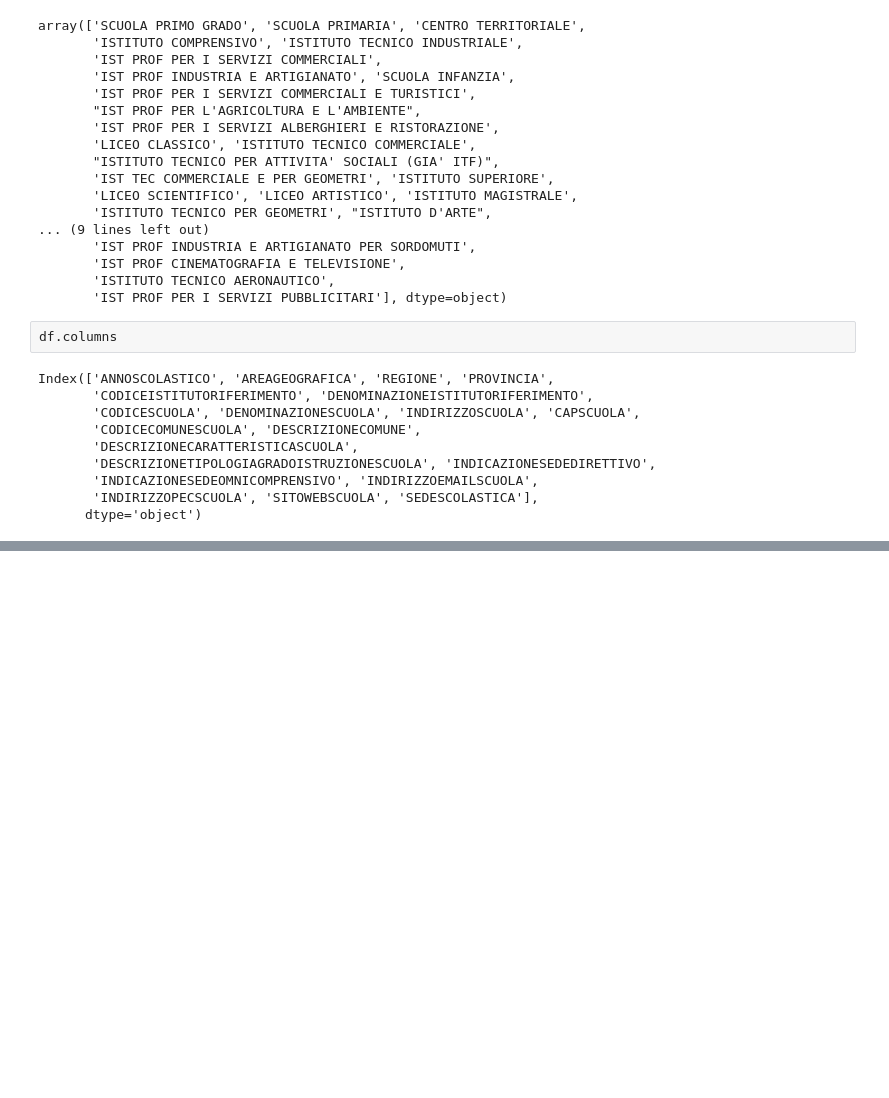
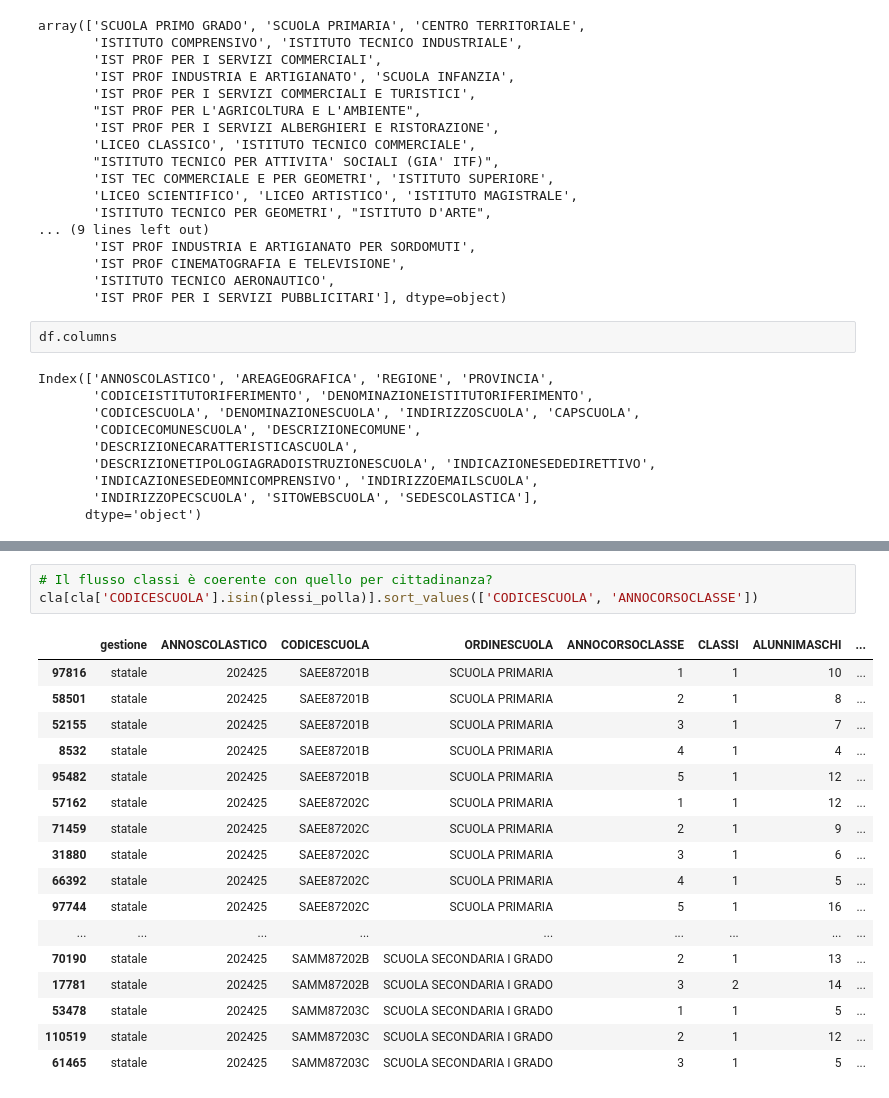
Before and after one commit to savaij/Valditara_e_le_sue_idee, a Jupyter notebook: src/temp.ipynb, the cells around one changed output, grey strips where cells are left out. Cells and saved outputs as stored; diff of their text form; blank space fills up the shorter version.

```diff
--- a/src/temp.ipynb
+++ b/src/temp.ipynb
@@ -81,0 +309,21 @@ Index(['ANNOSCOLASTICO', 'AREAGEOGRAFICA', 'REGIONE', 'PROVINCIA',
+# %%
+# Il flusso classi è coerente con quello per cittadinanza?
+cla[cla['CODICESCUOLA'].isin(plessi_polla)].sort_values(['CODICESCUOLA', 'ANNOCORSOCLASSE'])
+# %% [output]
+|  | gestione | ANNOSCOLASTICO | CODICESCUOLA | ORDINESCUOLA | ANNOCORSOCLASSE | CLASSI | ALUNNIMASCHI | ... |
+| 97816 | statale | 202425 | SAEE87201B | SCUOLA PRIMARIA | 1 | 1 | 10 | ... |
+| 58501 | statale | 202425 | SAEE87201B | SCUOLA PRIMARIA | 2 | 1 | 8 | ... |
+| 52155 | statale | 202425 | SAEE87201B | SCUOLA PRIMARIA | 3 | 1 | 7 | ... |
+| 8532 | statale | 202425 | SAEE87201B | SCUOLA PRIMARIA | 4 | 1 | 4 | ... |
+| 95482 | statale | 202425 | SAEE87201B | SCUOLA PRIMARIA | 5 | 1 | 12 | ... |
+| 57162 | statale | 202425 | SAEE87202C | SCUOLA PRIMARIA | 1 | 1 | 12 | ... |
+| 71459 | statale | 202425 | SAEE87202C | SCUOLA PRIMARIA | 2 | 1 | 9 | ... |
+| 31880 | statale | 202425 | SAEE87202C | SCUOLA PRIMARIA | 3 | 1 | 6 | ... |
+| 66392 | statale | 202425 | SAEE87202C | SCUOLA PRIMARIA | 4 | 1 | 5 | ... |
+| 97744 | statale | 202425 | SAEE87202C | SCUOLA PRIMARIA | 5 | 1 | 16 | ... |
+| ... | ... | ... | ... | ... | ... | ... | ... | ... |
+| 70190 | statale | 202425 | SAMM87202B | SCUOLA SECONDARIA I GRADO | 2 | 1 | 13 | ... |
+| 17781 | statale | 202425 | SAMM87202B | SCUOLA SECONDARIA I GRADO | 3 | 2 | 14 | ... |
+| 53478 | statale | 202425 | SAMM87203C | SCUOLA SECONDARIA I GRADO | 1 | 1 | 5 | ... |
+| 110519 | statale | 202425 | SAMM87203C | SCUOLA SECONDARIA I GRADO | 2 | 1 | 12 | ... |
+| 61465 | statale | 202425 | SAMM87203C | SCUOLA SECONDARIA I GRADO | 3 | 1 | 5 | ... |
```
Also changed, not shown: parts of 43 cells of this notebook, 25 other files.
